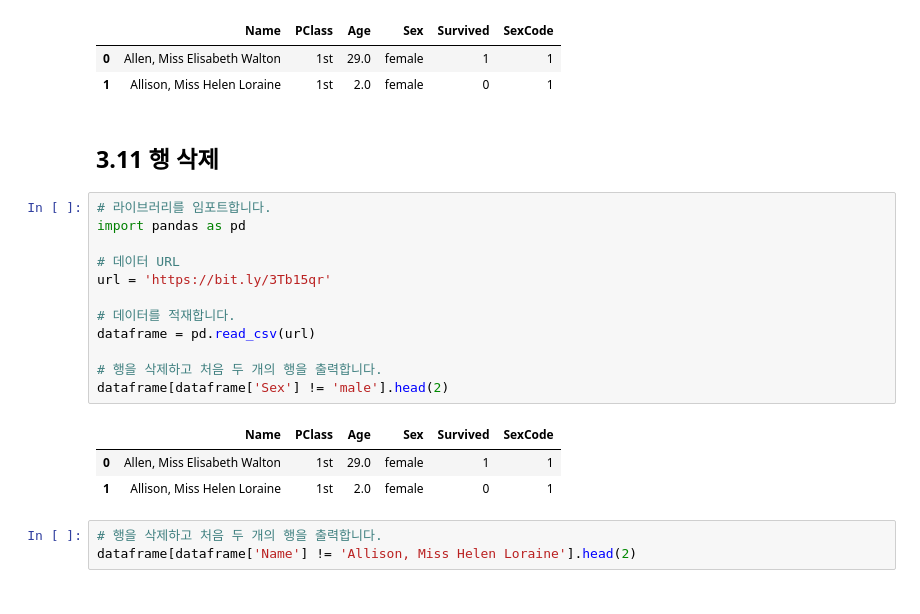
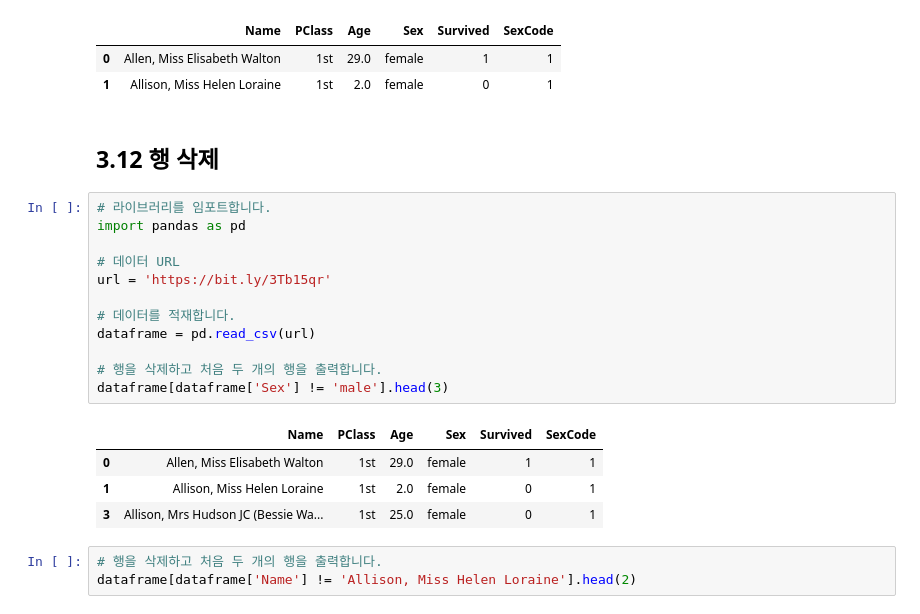
Before and after one commit to rickiepark/ml-with-python-cookbook-2nd, a Jupyter notebook: ch03.ipynb, the cells around one changed output. Drawn from its saved outputs; the diff is of its cells as text.

```diff
--- a/ch03.ipynb
+++ b/ch03.ipynb
@@ -548,23 +592,24 @@ dataframe.head(2)
 | 0 | Allen, Miss Elisabeth Walton | 1st | 29.0 | female | 1 | 1 |
 | 1 | Allison, Miss Helen Loraine | 1st | 2.0 | female | 0 | 1 |
 # %% [markdown]
-## 3.11 행 삭제
+## 3.12 행 삭제
 # %%
 # 라이브러리를 임포트합니다.
 import pandas as pd
 
 # 데이터 URL
 url = 'https://bit.ly/3Tb15qr'
 
 # 데이터를 적재합니다.
 dataframe = pd.read_csv(url)
 
 # 행을 삭제하고 처음 두 개의 행을 출력합니다.
-dataframe[dataframe['Sex'] != 'male'].head(2)
+dataframe[dataframe['Sex'] != 'male'].head(3)
 # %% [output]
 |  | Name | PClass | Age | Sex | Survived | SexCode |
 | 0 | Allen, Miss Elisabeth Walton | 1st | 29.0 | female | 1 | 1 |
 | 1 | Allison, Miss Helen Loraine | 1st | 2.0 | female | 0 | 1 |
+| 3 | Allison, Mrs Hudson JC (Bessie Wa... | 1st | 25.0 | female | 0 | 1 |
 # %%
 # 행을 삭제하고 처음 두 개의 행을 출력합니다.
 dataframe[dataframe['Name'] != 'Allison, Miss Helen Loraine'].head(2)
```
Also changed, not shown: parts of 37 cells of this notebook.
